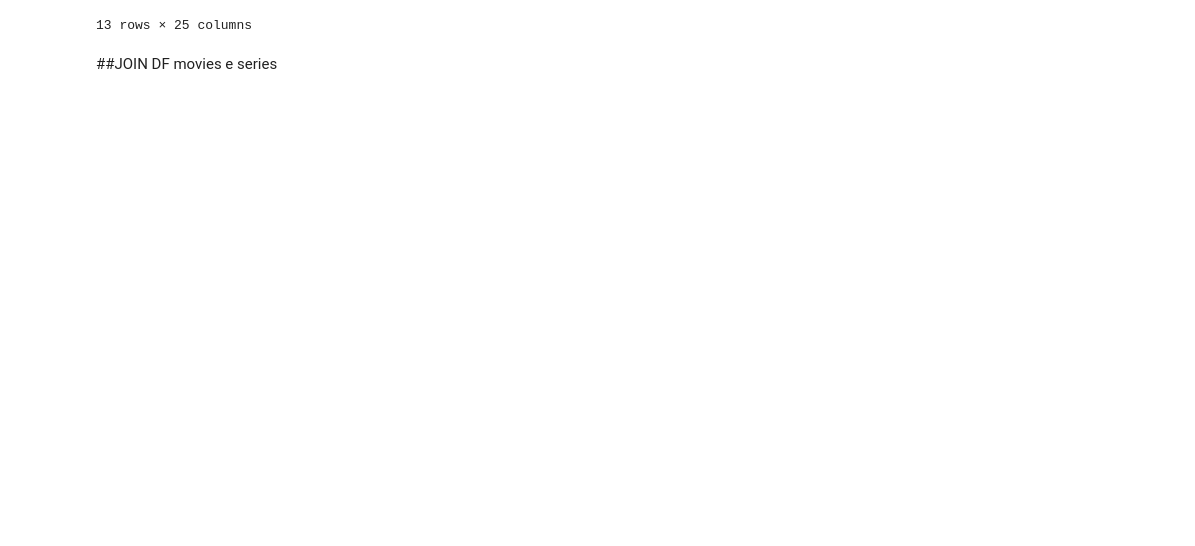
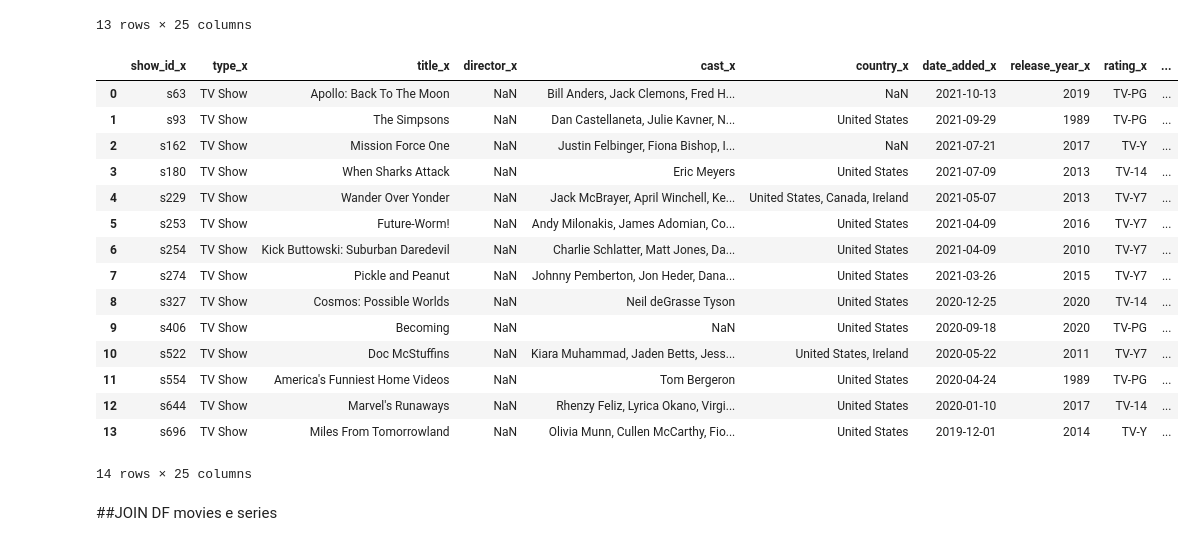
Before and after one commit to deboradatanalist/python, a Jupyter notebook: SimuladorN5.ipynb, the cells around one changed output. Cells and saved outputs as stored; diff of their text form; code cells hidden in the pictures; blank space fills up the shorter version.

Commit message:
Analise de Datasets de Filmes de Series da Disney e Hulu usando o Colab

```diff
--- a/SimuladorN5.ipynb
+++ b/SimuladorN5.ipynb
@@ -343,6 +343,26 @@ df_disney_hulu_movie
 | 11 | s1287 | Movie | The Hunchback of Notre Dame | Gary Trousdale, Kirk Wise | Tom Hulce, Demi Moore, Tony Jay, ... | United States, France | 2019-11-12 | 1996 | G | ... |
 | 12 | s1425 | Movie | Zapped | Peter DeLuise | Zendaya , Chanelle Peloso, Spence... | Canada, United States | 2019-11-12 | 2014 | TV-G | ... |
 13 rows × 25 columns
+# %%
+df_disney_hulu_series = pd.merge(df_disney_series, df_hulu_series, on = 'title_id', how='inner') #mostra os filmes em comum do df Disney e df Hulu
+df_disney_hulu_series
+# %% [output]
+|  | show_id_x | type_x | title_x | director_x | cast_x | country_x | date_added_x | release_year_x | rating_x | ... |
+| 0 | s63 | TV Show | Apollo: Back To The Moon | NaN | Bill Anders, Jack Clemons, Fred H... | NaN | 2021-10-13 | 2019 | TV-PG | ... |
+| 1 | s93 | TV Show | The Simpsons | NaN | Dan Castellaneta, Julie Kavner, N... | United States | 2021-09-29 | 1989 | TV-PG | ... |
+| 2 | s162 | TV Show | Mission Force One | NaN | Justin Felbinger, Fiona Bishop, I... | NaN | 2021-07-21 | 2017 | TV-Y | ... |
+| 3 | s180 | TV Show | When Sharks Attack | NaN | Eric Meyers | United States | 2021-07-09 | 2013 | TV-14 | ... |
+| 4 | s229 | TV Show | Wander Over Yonder | NaN | Jack McBrayer, April Winchell, Ke... | United States, Canada, Ireland | 2021-05-07 | 2013 | TV-Y7 | ... |
+| 5 | s253 | TV Show | Future-Worm! | NaN | Andy Milonakis, James Adomian, Co... | United States | 2021-04-09 | 2016 | TV-Y7 | ... |
+| 6 | s254 | TV Show | Kick Buttowski: Suburban Daredevil | NaN | Charlie Schlatter, Matt Jones, Da... | United States | 2021-04-09 | 2010 | TV-Y7 | ... |
+| 7 | s274 | TV Show | Pickle and Peanut | NaN | Johnny Pemberton, Jon Heder, Dana... | United States | 2021-03-26 | 2015 | TV-Y7 | ... |
+| 8 | s327 | TV Show | Cosmos: Possible Worlds | NaN | Neil deGrasse Tyson | United States | 2020-12-25 | 2020 | TV-14 | ... |
+| 9 | s406 | TV Show | Becoming | NaN | NaN | United States | 2020-09-18 | 2020 | TV-PG | ... |
+| 10 | s522 | TV Show | Doc McStuffins | NaN | Kiara Muhammad, Jaden Betts, Jess... | United States, Ireland | 2020-05-22 | 2011 | TV-Y7 | ... |
+| 11 | s554 | TV Show | America's Funniest Home Videos | NaN | Tom Bergeron | United States | 2020-04-24 | 1989 | TV-PG | ... |
+| 12 | s644 | TV Show | Marvel's Runaways | NaN | Rhenzy Feliz, Lyrica Okano, Virgi... | United States | 2020-01-10 | 2017 | TV-14 | ... |
+| 13 | s696 | TV Show | Miles From Tomorrowland | NaN | Olivia Munn, Cullen McCarthy, Fio... | United States | 2019-12-01 | 2014 | TV-Y | ... |
+14 rows × 25 columns
 # %% [markdown]
 ##JOIN DF movies e series
 # %%
```
Also changed, not shown: parts of 22 cells of this notebook.
